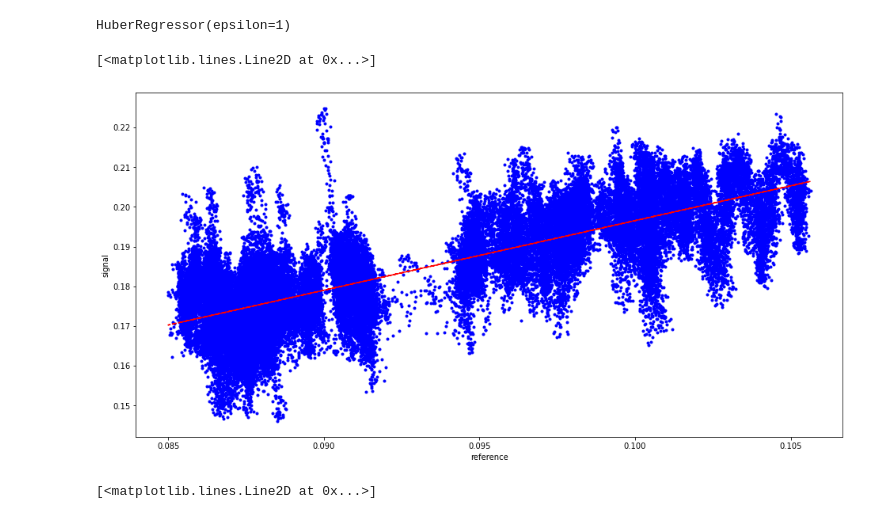
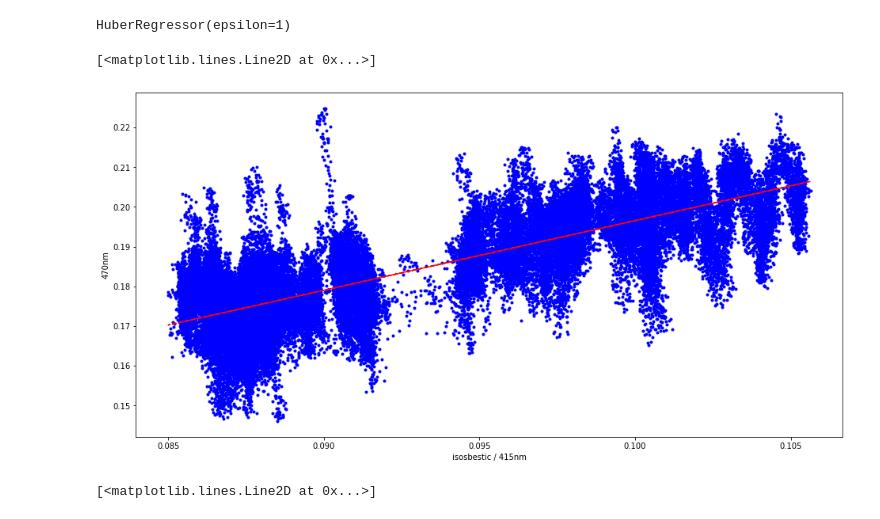
Before and after one commit to PolarBean/PhotometryNotebooks, a Jupyter notebook: Photometry-Preprocessing-v3.ipynb, the cells around one changed output. Cells and saved outputs as stored; diff of their text form; code cells hidden in the pictures.

```diff
--- a/Photometry-Preprocessing-v3.ipynb
+++ b/Photometry-Preprocessing-v3.ipynb
@@ -27,3 +27,16 @@ from matplotlib.pyplot import figure
+# %%
+# Input start time and duration of TOTAL recording in seconds, for cropping
+StartSecs = 180 ## if using this for peri-event, keep at 0. it will cut the file to this point.
+DUR = 3600 ## in seconds. make it at least your session, can be longer
+Hz = 20 ## Capture rate on NPM system for the 470nm channel
+
+#INPUT YOUR FOLDER HERE with the 5 files (470, 410, cameracsv, DLCtracking, behaviour)
+path = r'C:\Users\61447\Documents\Tempfiles\FPDemo' # use your path
+
+# DEFINE your baseline period, start + duration
+StartofBaseline = 5155  # eventually i will get this to pull keydown information from bonsai
+BaselineDur = 15 ## input duration in minutes
+BaselineDurFrame = BaselineDur*Hz*60
 # %% [markdown]
 # 1) Combine the Bonsai output of 470nm and 415nm traces into one side-by-side sheet, crop to start/end, and plot the traces with a raw delta
 # %%
@@ -150,19 +155,19 @@ model.fit(raw_reference.values.reshape(n, 1), raw_signal.values.reshape(n,1))
 # %% [output]
 HuberRegressor(epsilon=1)
 # %%
-##we chart the relationship between reference and signal and show the linear fit
+##we chart the relationship between reference and signal and show the linear fit. This is because any highly correlated activity is likely noise due to fibre bending, etc.
 
 fig = plt.figure(figsize=(16, 8))
 ax1 = fig.add_subplot(111)
 ax1.plot(raw_reference,raw_signal, 'b.')
 
-plt.xlabel("reference")
-plt.ylabel("signal")
+plt.xlabel("isosbestic / 415nm")
+plt.ylabel("470nm")
 arr = model.predict(raw_reference.values.reshape(n, 1))
 ax1.plot(raw_reference,arr , 'r--',linewidth=1.5)
 # %% [output]
 [<matplotlib.lines.Line2D at 0x...>]
-[figure, old version]
+[figure, new version]
 # %%
 ##the aligned control (arr) is the (control + y_intercept) * gradient of the control regressed to the signal
 
```
Also changed, not shown: parts of 13 cells of this notebook, 4 other files.
